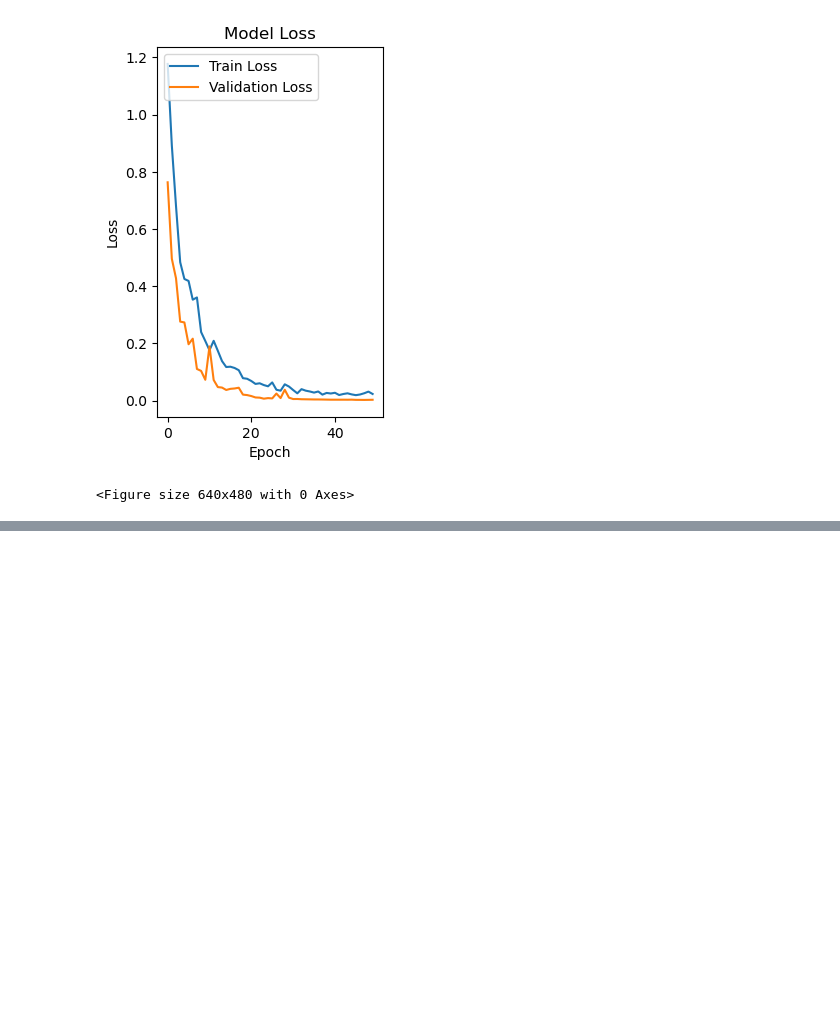
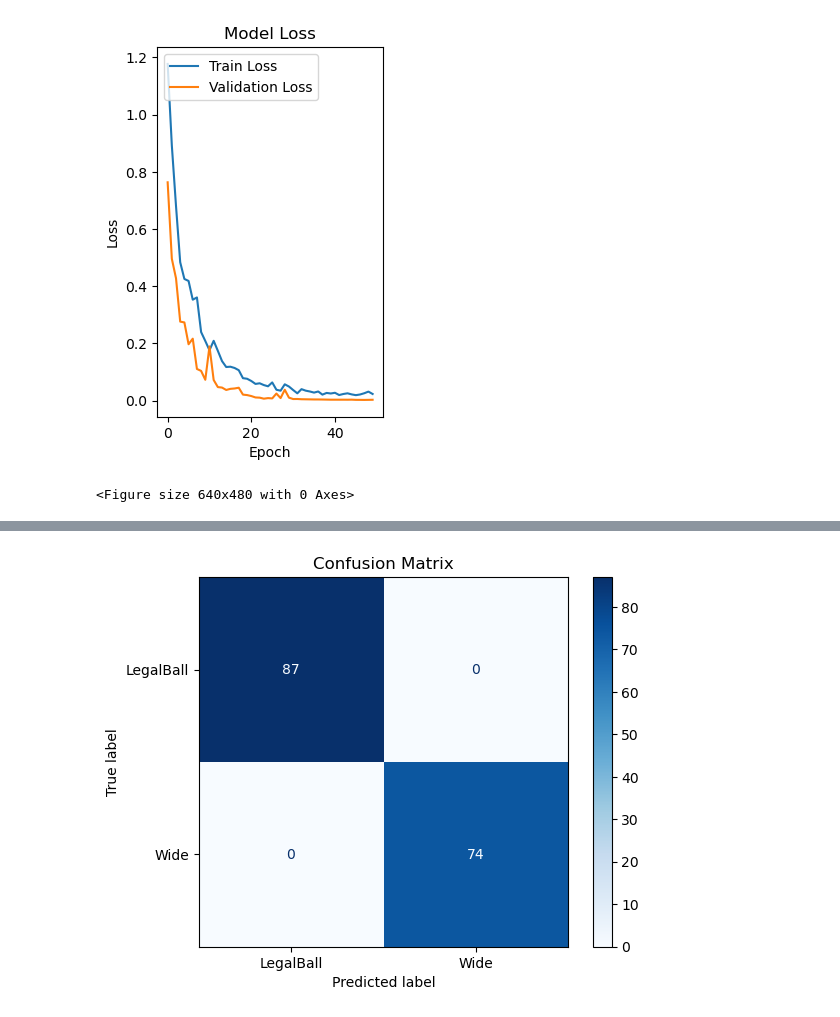
Before and after one commit to HarshanaWAJ/Research_Project, a Jupyter notebook: Wide.ipynb, the cells around one changed output, grey strips where cells are left out. Saved outputs shown, nothing was run; the diff lists cells and outputs as text; code cells hidden in the pictures; blank space fills up the shorter version.

Commit message:
Wide Training

```diff
--- a/Wide.ipynb
+++ b/Wide.ipynb
@@ -258,0 +264,3 @@ plt.show()
+# %%
+# Assuming your model has been saved as 'wide_model.keras'
+model = load_model('wide_model.keras')
@@ -258,0 +330,4 @@ plt.show()
+# %%
+video_path = 'legalballs14 _mirr.mp4'
+prediction = predict_ball_type(video_path)
+print(prediction)
@@ -258,0 +620,80 @@ plt.show()
+# %%
+import os
+import numpy as np
+import cv2
+import matplotlib.pyplot as plt
+from sklearn.metrics import confusion_matrix, ConfusionMatrixDisplay
+from tensorflow.keras.models import load_model
+
+# Load the saved model
+model = load_model('wide_model.keras')
+
+def preprocess_video(video_path, frame_size=(224, 224), frame_rate=30, sequence_length=10):
+    cap = cv2.VideoCapture(video_path)
+    frames = []
+
+    while cap.isOpened():
+        ret, frame = cap.read()
+        if not ret:
+            break
+        frame_resized = cv2.resize(frame, frame_size)
+        frame_normalized = frame_resized / 255.0
+        frames.append(frame_normalized)
+
+    cap.release()
+
+    if len(frames) == 0:
+        print(f"Warning: No frames read from video: {video_path}")
+        return np.zeros((sequence_length, *frame_size, 3))
+
+    if len(frames) < sequence_length:
+        frames.extend([np.zeros_like(frames[0])] * (sequence_length - len(frames)))
+    frames = frames[:sequence_length]
+
+    frames = np.array(frames)
+
+    return frames
+
+def evaluate_model(dataset_path, sequence_length=10):
+    y_true = []  # Ground truth labels
+    y_pred = []  # Predicted labels
+
+    for class_name in ['Wide', 'LegalBall']:
+        class_folder = os.path.join(dataset_path, class_name)
+
+        if not os.path.isdir(class_folder):
+            print(f"Warning: Folder {class_folder} not found.")
+            continue
+
+        for video_name in os.listdir(class_folder):
+            video_path = os.path.join(class_folder, video_name)
+
+            video_frames = preprocess_video(video_path, sequence_length=sequence_length)
+
+            prediction = model.predict(np.expand_dims(video_frames, axis=0))
+            predicted_label = np.argmax(prediction[0])
+
+            ground_truth = 1 if class_name == "Wide" else 0
+
+            y_true.append(ground_truth)
+            y_pred.append(predicted_label)
+
+    y_true = np.array(y_true)
+    y_pred = np.array(y_pred)
+
+    # Confusion Matrix
+    cm = confusion_matrix(y_true, y_pred)
+    disp = ConfusionMatrixDisplay(confusion_matrix=cm, display_labels=['LegalBall', 'Wide'])
+    disp.plot(cmap=plt.cm.Blues)
+    plt.title("Confusion Matrix")
+    plt.show()
+
+    return cm
+
+# Path to your dataset
+dataset_path = 'Wide'  # Update this path to point to the 'NoBall' folder containing 'Wide' and 'LegalBall'
+
+# Evaluate the model and print the confusion matrix
+cm = evaluate_model(dataset_path, sequence_length=10)
+print(f"Confusion Matrix:\n{cm}")
+# %% [output]
@@ -258,0 +717 @@ plt.show()
+[figure, added]
```
Also changed, not shown: parts of 13 cells of this notebook.
